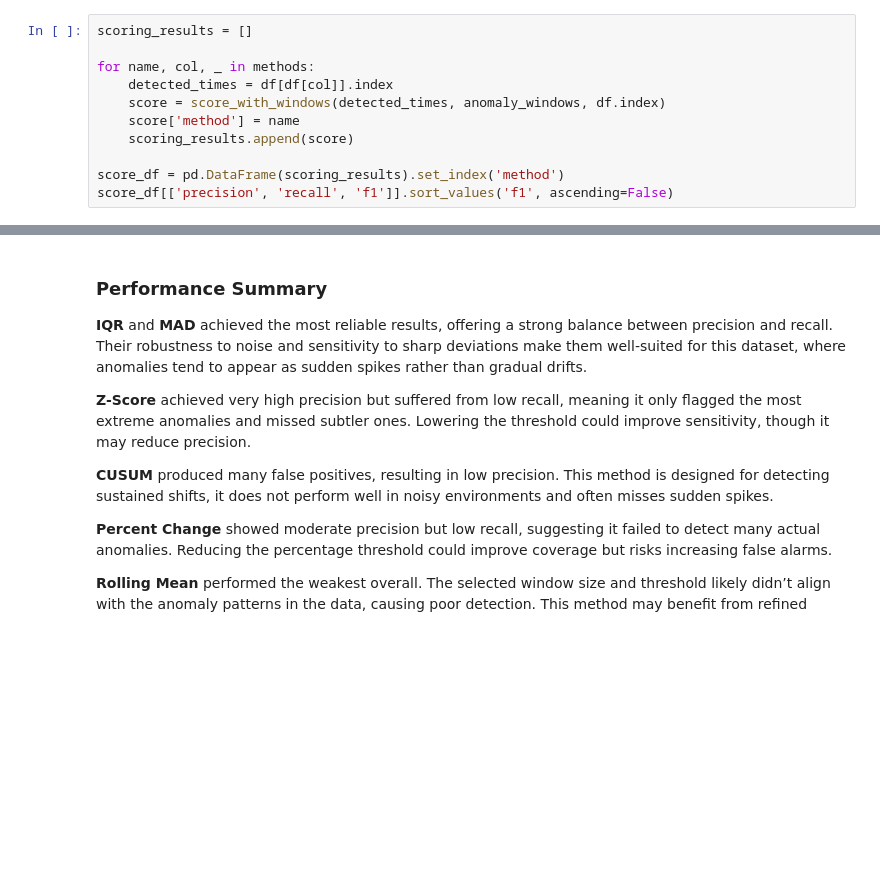
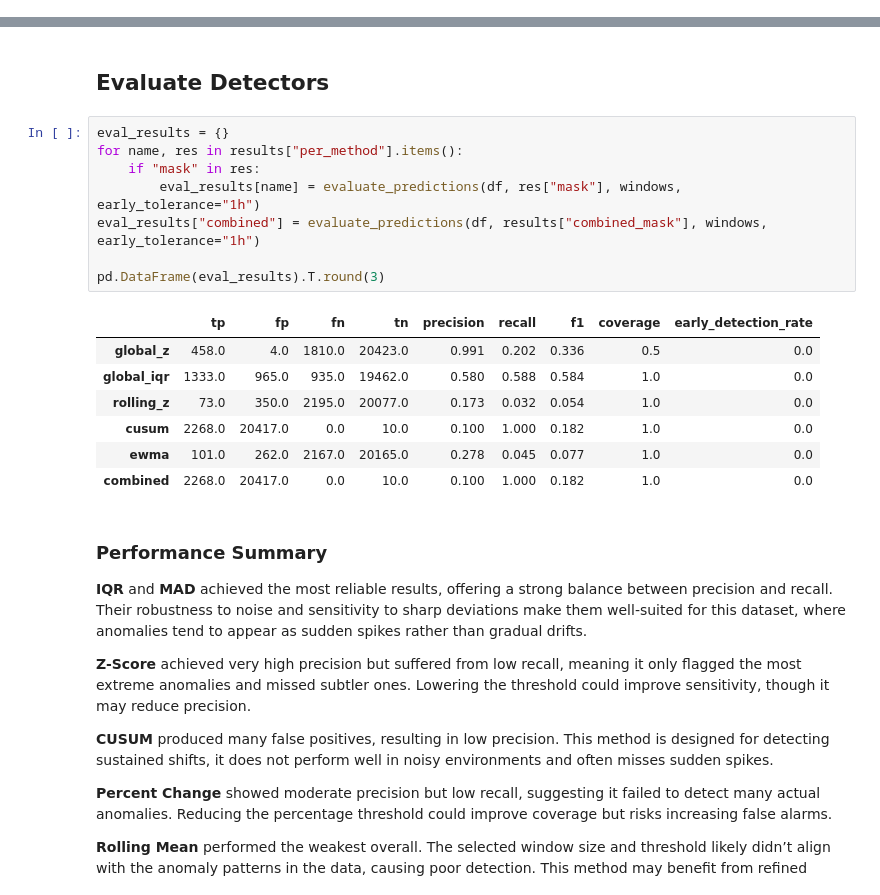
Before and after one commit to hjalalin/nab-anomaly-detection, a Jupyter notebook: notebooks/machine_temperature/02_statistical_methods.ipynb, the cells around one changed output, grey strips where cells are left out. Drawn from its saved outputs; the diff is of its cells as text; blank space fills up the shorter version.

```diff
--- a/notebooks/machine_temperature/02_statistical_methods.ipynb
+++ b/notebooks/machine_temperature/02_statistical_methods.ipynb
@@ -196,11 +0,0 @@ plt.show()
-# %%
-scoring_results = []
-
-for name, col, _ in methods:
-    detected_times = df[df[col]].index
-    score = score_with_windows(detected_times, anomaly_windows, df.index)
-    score['method'] = name
-    scoring_results.append(score)
-
-score_df = pd.DataFrame(scoring_results).set_index('method')
-score_df[['precision', 'recall', 'f1']].sort_values('f1', ascending=False)
@@ -216,3 +61,21 @@ score_df[['precision', 'recall', 'f1']].sort_values('f1', ascending=False)
+# %% [markdown]
+## Evaluate Detectors
+# %%
+eval_results = {}
+for name, res in results["per_method"].items():
+    if "mask" in res:
+        eval_results[name] = evaluate_predictions(df, res["mask"], windows, early_tolerance="1h")
+eval_results["combined"] = evaluate_predictions(df, results["combined_mask"], windows, early_tolerance="1h")
+
+pd.DataFrame(eval_results).T.round(3)
+# %% [output]
+|  | tp | fp | fn | tn | precision | recall | f1 | coverage | early_detection_rate |
+| global_z | 458.0 | 4.0 | 1810.0 | 20423.0 | 0.991 | 0.202 | 0.336 | 0.5 | 0.0 |
+| global_iqr | 1333.0 | 965.0 | 935.0 | 19462.0 | 0.580 | 0.588 | 0.584 | 1.0 | 0.0 |
+| rolling_z | 73.0 | 350.0 | 2195.0 | 20077.0 | 0.173 | 0.032 | 0.054 | 1.0 | 0.0 |
+| cusum | 2268.0 | 20417.0 | 0.0 | 10.0 | 0.100 | 1.000 | 0.182 | 1.0 | 0.0 |
+| ewma | 101.0 | 262.0 | 2167.0 | 20165.0 | 0.278 | 0.045 | 0.077 | 1.0 | 0.0 |
+| combined | 2268.0 | 20417.0 | 0.0 | 10.0 | 0.100 | 1.000 | 0.182 | 1.0 | 0.0 |
 # %% [markdown]
 ### Performance Summary
 **IQR** and **MAD** achieved the most reliable results, offering a strong balance between precision and recall. Their robustness to noise and sensitivity to sharp deviations make them well-suited for this dataset, where anomalies tend to appear as sudden spikes rather than gradual drifts.
```
Also changed, not shown: parts of 30 cells of this notebook, 35 other files.
